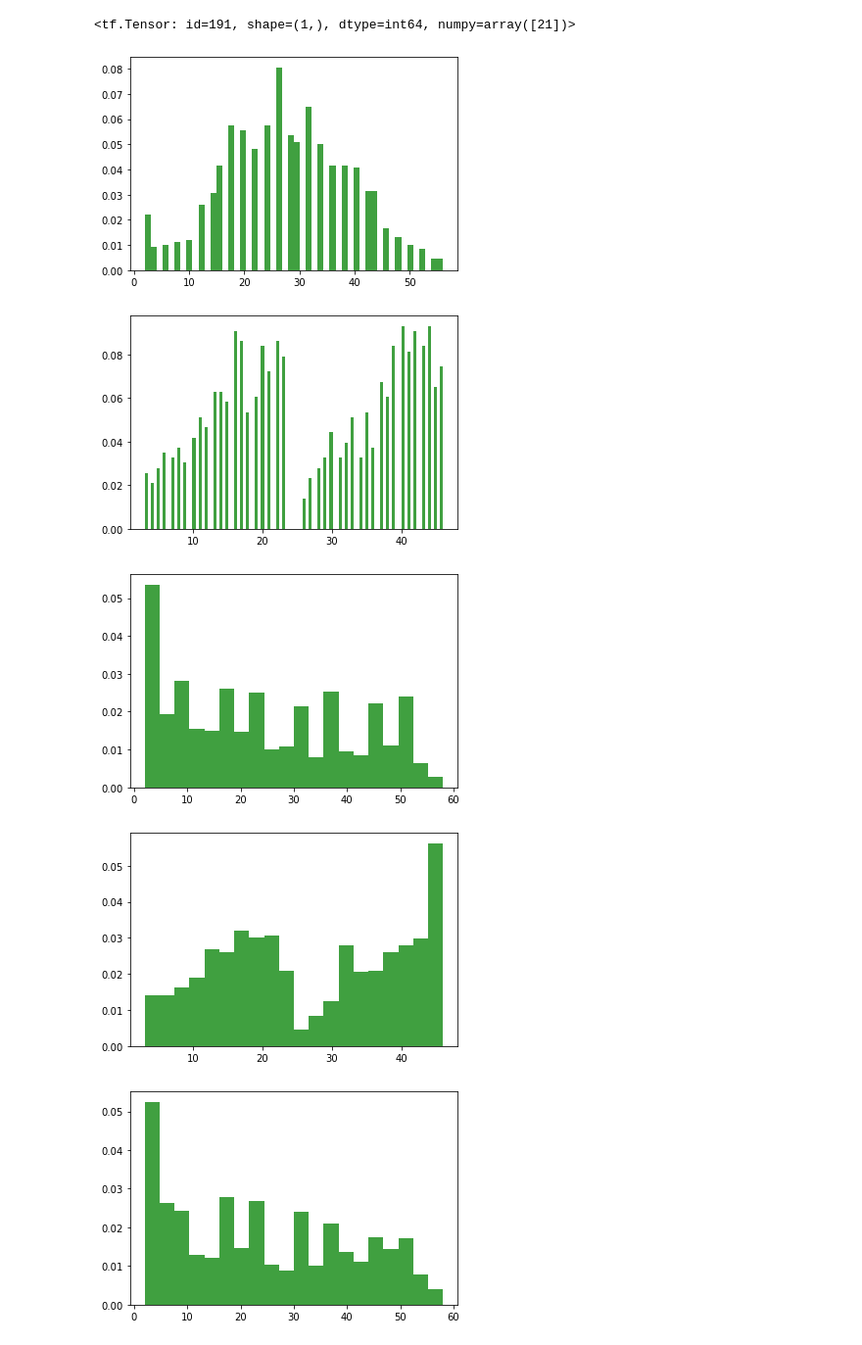
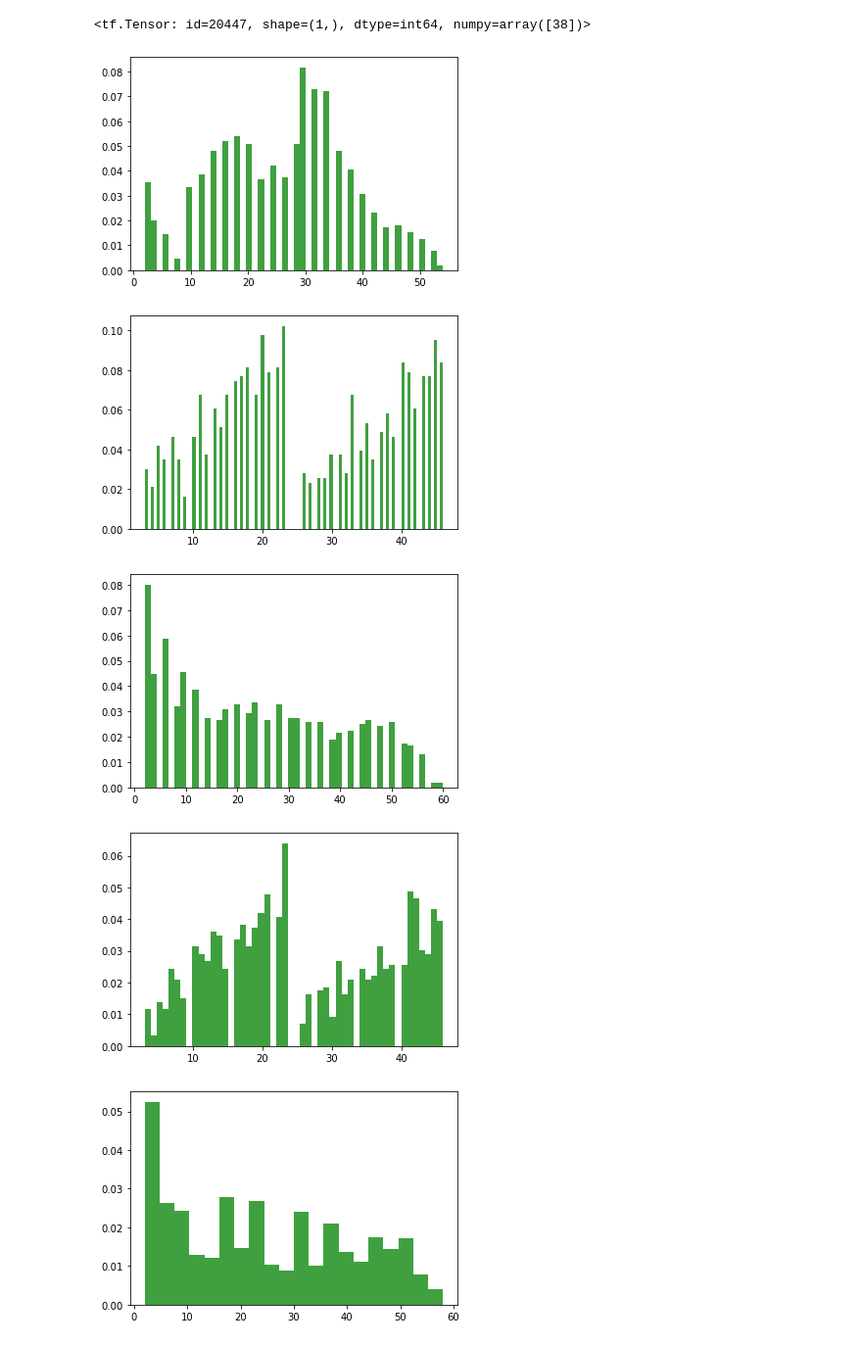
Before and after one commit to samiraabnar/SolutionDistillation, a Jupyter notebook: notebooks/arithmatic.ipynb, the cells around one changed output. Shown: that part at 98% size. Saved outputs shown, nothing was run; the diff lists cells and outputs as text; code cells hidden in the pictures.

Commit message:
missing length

```diff
--- a/notebooks/arithmatic.ipynb
+++ b/notebooks/arithmatic.ipynb
@@ -30,7 +31,7 @@ tfe.enable_eager_execution()
 Modes = tf.estimator.ModeKeys
 # %%
 
-task = ArithmaticSimpleSameLength21Depth2NormalBiLing('data/arithmatic_simple_samelength21_depth2_normal_biling')
+task = ArithmaticSimpleMissingLength21Depth2NormalBiLing('data/arithmatic_simple_missinglength21_depth2_normal_biling')
 
 transformer_params = TransformerHparam(input_dim=task.vocab_length,
                                          hidden_dim=300,
@@ -93,7 +94,7 @@ TensorShape([Dimension(1000), Dimension(38)])
 # %%
-y[1][0]
+x[1][0]
 # %% [output]
-<tf.Tensor: id=191, shape=(1,), dtype=int64, numpy=array([21])>
+<tf.Tensor: id=20447, shape=(1,), dtype=int64, numpy=array([38])>
 # %%
 def get_stats_from_examples(batched_examples):
     lengthes = []
@@ -114,7 +115,7 @@ import matplotlib.image as mpimg
 %matplotlib inline
 
 
-lengthes, targets = get_stats_from_examples(train_examples[0])
+lengthes, targets = get_stats_from_examples(train_examples)
 
 n, bins, patches = plt.hist(lengthes, 50, density=True, facecolor='g', alpha=0.75)
 plt.show()
@@ -122,26 +123,26 @@ plt.show()
 n, bins, patches = plt.hist(targets, 100, density=True, facecolor='g', alpha=0.75)
 plt.show()
 # %% [output]
-[figure, old version]
+[figure, new version]
-[figure, old version]
+[figure, new version]
 # %%
 
 
 import matplotlib.pyplot as plt
 import matplotlib.image as mpimg
 %matplotlib inline
 
 
 lengthes, targets = get_stats_from_examples(dev_examples)
 
-n, bins, patches = plt.hist(lengthes, 20, density=True, facecolor='g', alpha=0.75)
+n, bins, patches = plt.hist(lengthes, 50, density=True, facecolor='g', alpha=0.75)
 plt.show()
 
-n, bins, patches = plt.hist(targets, 20, density=True, facecolor='g', alpha=0.75)
+n, bins, patches = plt.hist(targets, 50, density=True, facecolor='g', alpha=0.75)
 plt.show()
 # %% [output]
-[figure, old version]
+[figure, new version]
-[figure, old version]
+[figure, new version]
 # %%
 
 
```
Also changed, not shown: parts of 13 cells of this notebook, 1 other file.
